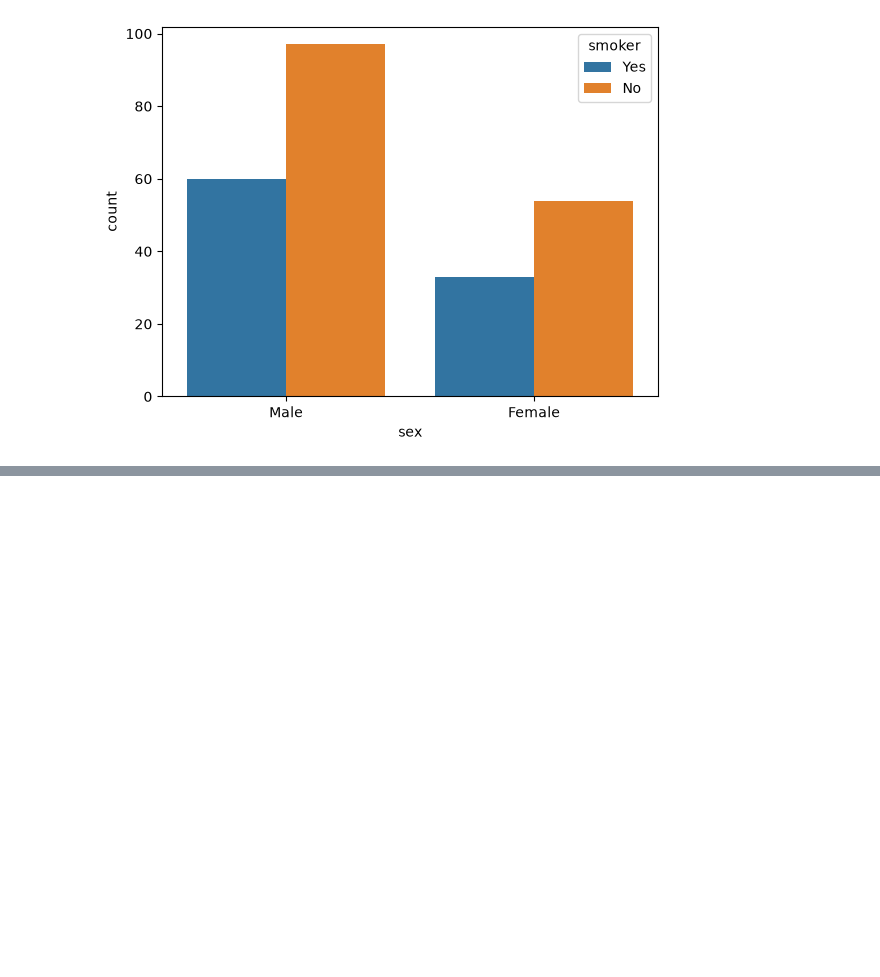
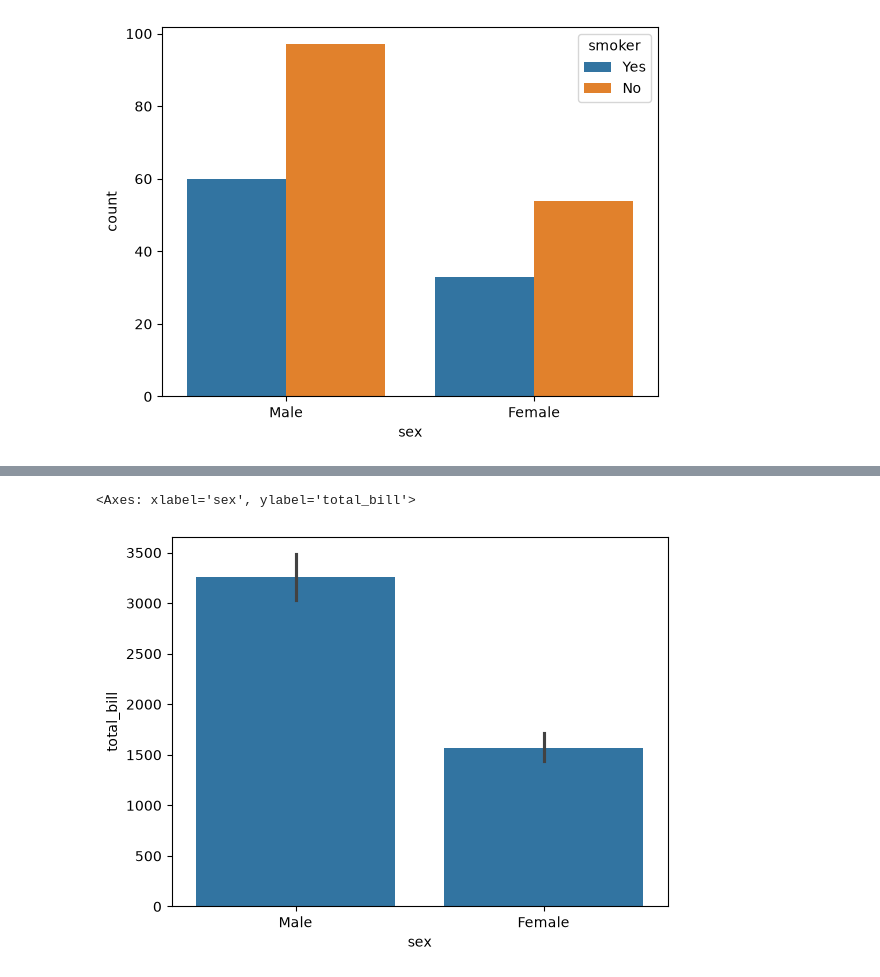
Before and after one commit to praful011-nep/ML-Playground, a Jupyter notebook: Data_Visualization/Seaborn/Categorical_plot.ipynb, the cells around one changed output, grey strips where cells are left out. Drawn from its saved outputs; the diff is of its cells as text; code cells hidden in the pictures; blank space fills up the shorter version.

```diff
--- a/Data_Visualization/Seaborn/Categorical_plot.ipynb
+++ b/Data_Visualization/Seaborn/Categorical_plot.ipynb
@@ -42,0 +83,10 @@ sns.countplot(x = df['sex'], hue = df['smoker'])
+# %%
+# Sum of total bills of each sex.
+sns.barplot(
+    x = df['sex'],
+    y = df['total_bill'],
+    estimator=np.sum
+)
+# %% [output]
+<Axes: xlabel='sex', ylabel='total_bill'>
+[figure, added]
```
Also changed, not shown: parts of 5 cells of this notebook.
